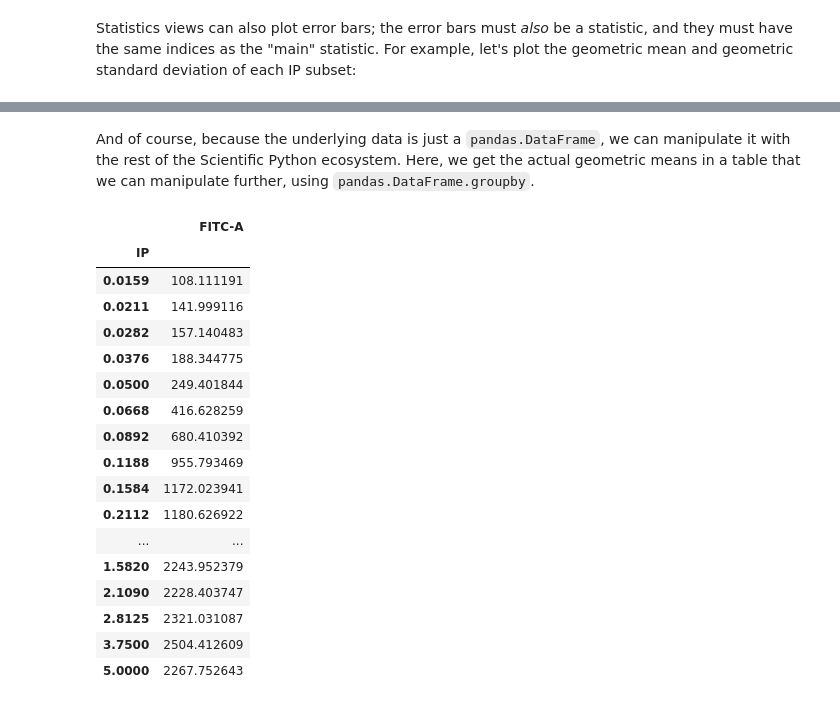
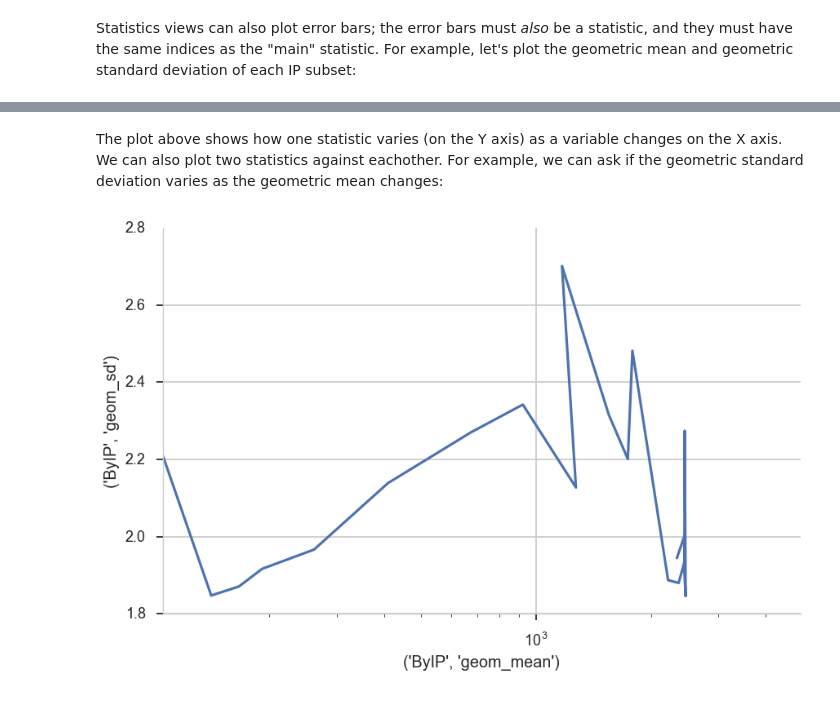
Before and after one commit to cytoflow/cytoflow, a Jupyter notebook: docs/examples-basic/Statistics.ipynb, the cells around one changed output, grey strips where cells are left out. Cells and saved outputs as stored; diff of their text form; code cells hidden in the pictures.

```diff
--- a/docs/examples-basic/Statistics.ipynb
+++ b/docs/examples-basic/Statistics.ipynb
@@ -216,25 +183,19 @@ flow.Stats1DView(xvariable = "IP",
-# %% [markdown]
-And of course, because the underlying data is just a `pandas.DataFrame`, we can manipulate it with the rest of the Scientific Python ecosystem.  Here, we get the actual geometric means in a table that we can manipulate further, using `pandas.DataFrame.groupby`.
-# %%
-(ex2.data.query("Debris_Filter == True")[['IP', 'FITC-A']]
-         .groupby('IP')
-         .agg(flow.geom_mean))
-# %% [output]
-|  | FITC-A |
-| IP |  |
-| 0.0159 | 108.111191 |
-| 0.0211 | 141.999116 |
-| 0.0282 | 157.140483 |
-| 0.0376 | 188.344775 |
-| 0.0500 | 249.401844 |
-| 0.0668 | 416.628259 |
-| 0.0892 | 680.410392 |
-| 0.1188 | 955.793469 |
-| 0.1584 | 1172.023941 |
-| 0.2112 | 1180.626922 |
-| ... | ... |
-| 1.5820 | 2243.952379 |
-| 2.1090 | 2228.403747 |
-| 2.8125 | 2321.031087 |
-| 3.7500 | 2504.412609 |
-| 5.0000 | 2267.752643 |
+# %% [markdown]
+The plot above shows how one statistic varies (on the Y axis) as a variable changes on the X axis.  We can also plot two statistics against eachother.  For example, we can ask if the geometric standard deviation varies as the geometric mean changes:
+# %%
+ex2 = flow.ChannelStatisticOp(name = "ByIP",
+                              by = ["IP"],
+                              channel = "FITC-A",
+                              function = flow.geom_mean).apply(ex)
+
+ex3 = flow.ChannelStatisticOp(name = "ByIP",
+                              by = ['IP'],
+                              channel = "FITC-A",
+                              function = flow.geom_sd).apply(ex2)
+
+flow.Stats2DView(variable = "IP",
+                 xstatistic = ("ByIP", "geom_mean"),
+                 ystatistic = ("ByIP", "geom_sd"),
+                 xscale = "log").plot(ex3)
+# %% [output]
+[figure, added]
```
Also changed, not shown: parts of 15 cells of this notebook, 2 other files.
